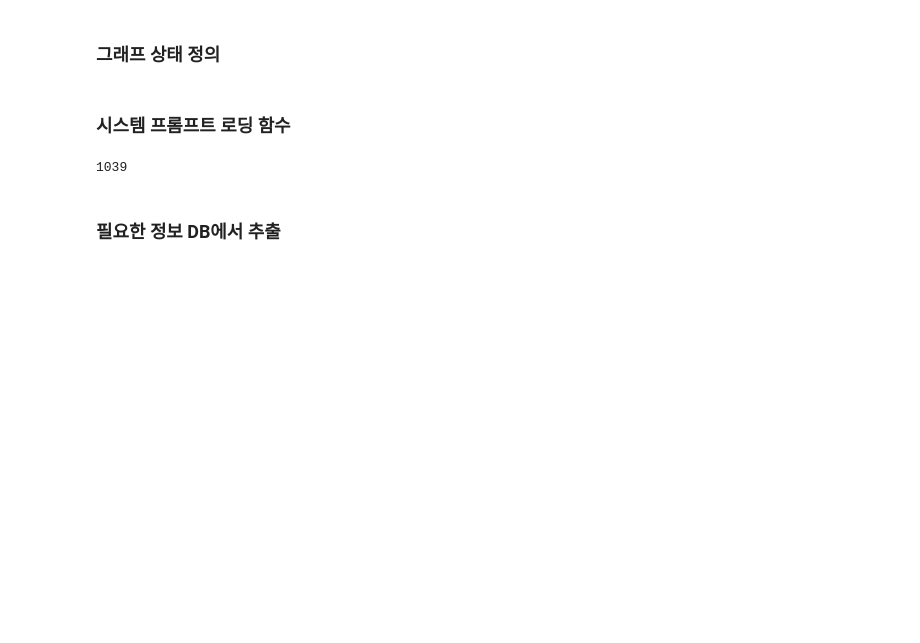
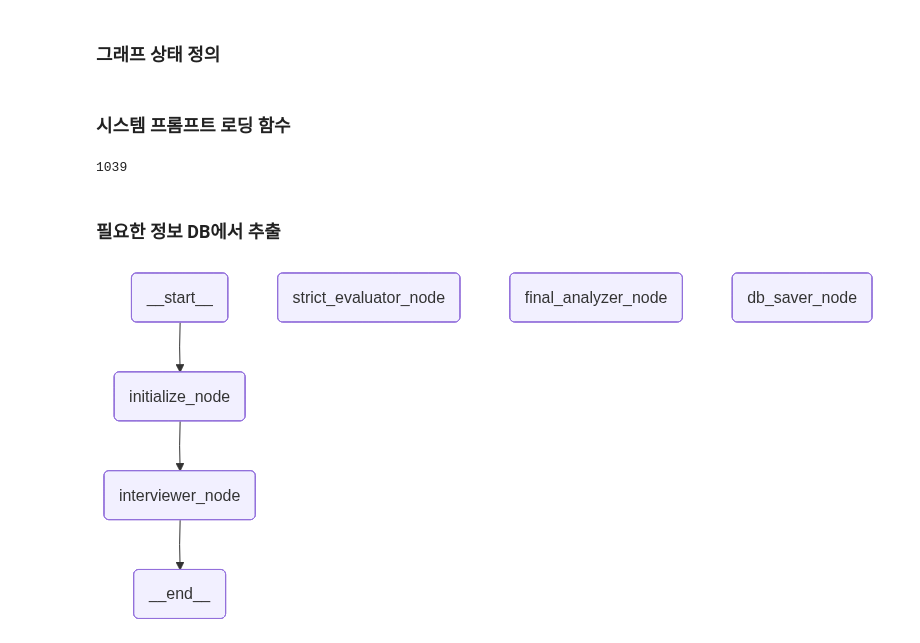
Before and after one commit to KimSeonJ-2133/AI_ReNe, a Jupyter notebook: notebooks/company_ai_graph.ipynb, the cells around one changed output. Drawn from its saved outputs; the diff is of its cells as text; code cells hidden in the pictures; blank space fills up the shorter version.

```diff
--- a/notebooks/company_ai_graph.ipynb
+++ b/notebooks/company_ai_graph.ipynb
@@ -96,15 +96,21 @@ from src.repositories.jobseeker_repository.jobseeker_repository import Jobseeker
 # %%
 def initialize_node(state: InterviewState) -> Dict[str, Any]:
     print("--- [Initialize] 데이터 전체 로딩 ---")
+    # 리포지토리에 의존성 주입
     company_repository = CompanyRepository(db=SessionLocal())
     jobseeker_repository = JobseekerRepository(db=SessionLocal())
+    resume_repository = ResumeRepository(db=SessionLocal())
+    portfolio_repository = PortfolioRepository(db=SessionLocal())
+    company_introduction_repository = CompanyIntroductionRepository(db=SessionLocal())
+    recruitment_notice_repository = RecruitmentNoticeRepository(db=SessionLocal())
+
     # DB에서 텍스트 전체를 가져옵니다.
     company_info = company_repository.get_info_by_id(state["company_id"])
     jobseeker_info = jobseeker_repository.get_info_by_id(state["jobseeker_id"])
-    resume_text = ResumeRepository.get_full_text(state["jobseeker_id"])
-    portfolio_text = PortfolioRepository.get_full_text(state["company_id"])
-    company_introduction = CompanyIntroductionRepository.get_full_text(state["company_id"])
-    recruitment_notice = RecruitmentNoticeRepository.get_full_text(state["job_group_id"])
+    resume_text = resume_repository.get_full_text(state["jobseeker_id"])
+    portfolio_text = portfolio_repository.get_full_text(state["company_id"])
+    company_introduction = company_introduction_repository.get_full_text(state["company_id"])
+    recruitment_notice = recruitment_notice_repository.get_full_text(state["job_group_id"])
 
     return {
         "company_info": company_info,
@@ -417,3 +423,7 @@ workflow.add_edge("db_saver_node", END)
 # 컴파일
 memory = MemorySaver()
 graph = workflow.compile(checkpointer=memory)
+# %%
+graph
+# %% [output]
+[figure, added]
```
Also changed, not shown: 6 other files.
